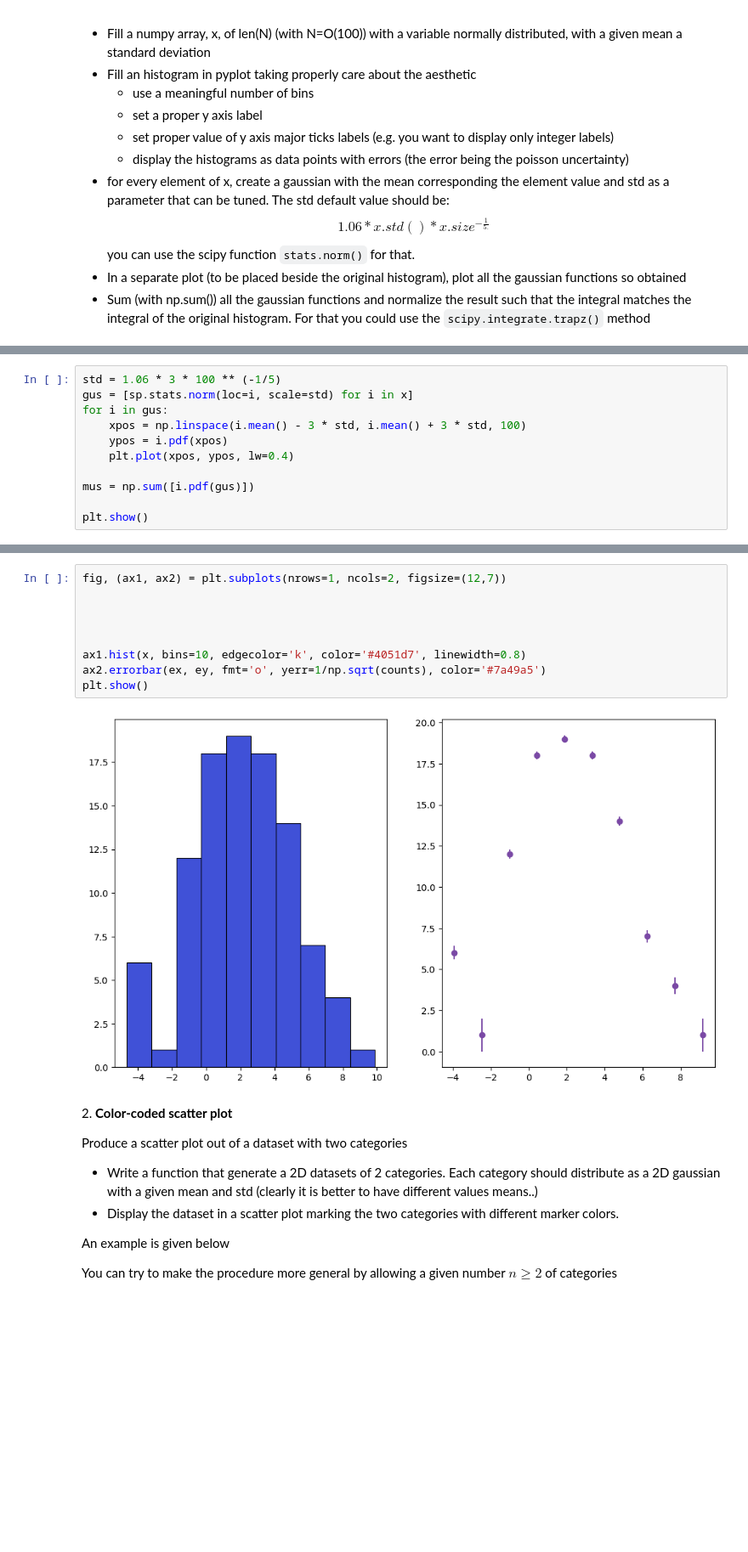
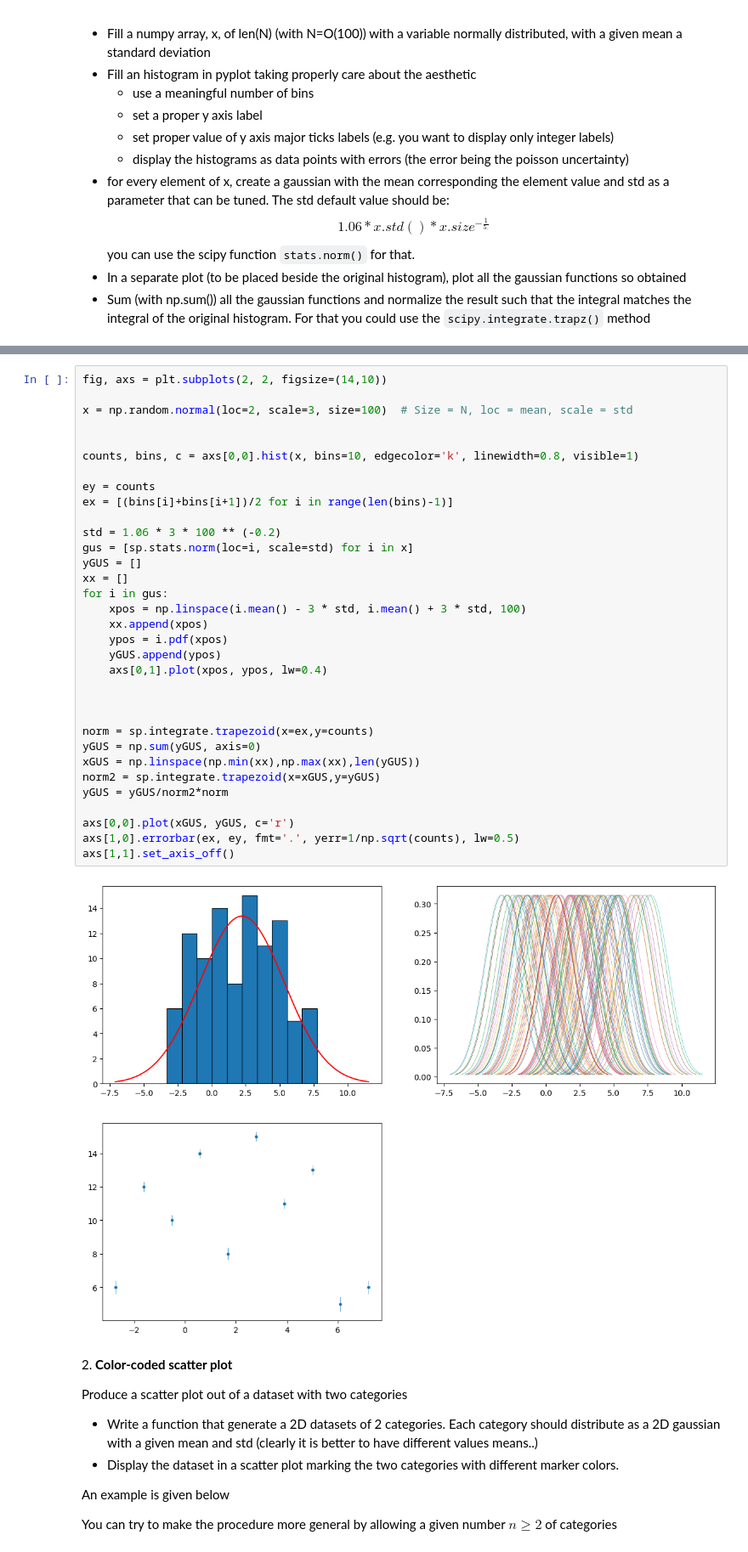
Before and after one commit to GioMai24/LaboratoryOfComputationalPhysics_Y7, a Jupyter notebook: Lab_7/07ex_Visualization.ipynb, the cells around one changed output, grey strips where cells are left out. Shown at 85% size. Saved outputs shown, nothing was run; the diff lists cells and outputs as text; blank space fills up the shorter version.

Commit message:
plot

```diff
--- a/Lab_7/07ex_Visualization.ipynb
+++ b/Lab_7/07ex_Visualization.ipynb
@@ -60,11 +20,0 @@ Type:      function
-# %%
-std = 1.06 * 3 * 100 ** (-1/5)
-gus = [sp.stats.norm(loc=i, scale=std) for i in x]
-for i in gus:
-    xpos = np.linspace(i.mean() - 3 * std, i.mean() + 3 * std, 100)
-    ypos = i.pdf(xpos)
-    plt.plot(xpos, ypos, lw=0.4)
-
-mus = np.sum([i.pdf(gus)])
-
-plt.show()
@@ -74,14 +21,38 @@ TypeError: unsupported operand type(s) for -: 'rv_continuous_frozen' and 'float'
-# %%
-fig, (ax1, ax2) = plt.subplots(nrows=1, ncols=2, figsize=(12,7))
-
-
-
-
-ax1.hist(x, bins=10, edgecolor='k', color='#4051d7', linewidth=0.8)
-ax2.errorbar(ex, ey, fmt='o', yerr=1/np.sqrt(counts), color='#7a49a5')
-plt.show()
-# %% [output]
-[figure, removed]
+# %%
+fig, axs = plt.subplots(2, 2, figsize=(14,10))
+
+x = np.random.normal(loc=2, scale=3, size=100)  # Size = N, loc = mean, scale = std
+
+
+counts, bins, c = axs[0,0].hist(x, bins=10, edgecolor='k', linewidth=0.8, visible=1)
+
+ey = counts
+ex = [(bins[i]+bins[i+1])/2 for i in range(len(bins)-1)]
+
+std = 1.06 * 3 * 100 ** (-0.2)
+gus = [sp.stats.norm(loc=i, scale=std) for i in x]
+yGUS = []
+xx = []
+for i in gus:
+    xpos = np.linspace(i.mean() - 3 * std, i.mean() + 3 * std, 100)
+    xx.append(xpos)
+    ypos = i.pdf(xpos)
+    yGUS.append(ypos)
+    axs[0,1].plot(xpos, ypos, lw=0.4)
+
+
+
+norm = sp.integrate.trapezoid(x=ex,y=counts)
+yGUS = np.sum(yGUS, axis=0)
+xGUS = np.linspace(np.min(xx),np.max(xx),len(yGUS))
+norm2 = sp.integrate.trapezoid(x=xGUS,y=yGUS)
+yGUS = yGUS/norm2*norm
+
+axs[0,0].plot(xGUS, yGUS, c='r')
+axs[1,0].errorbar(ex, ey, fmt='.', yerr=1/np.sqrt(counts), lw=0.5)
+axs[1,1].set_axis_off()
+# %% [output]
+[figure, added]
 # %% [markdown]
 2\. **Color-coded scatter plot**
 
```
Also changed, not shown: parts of 3 cells of this notebook.
